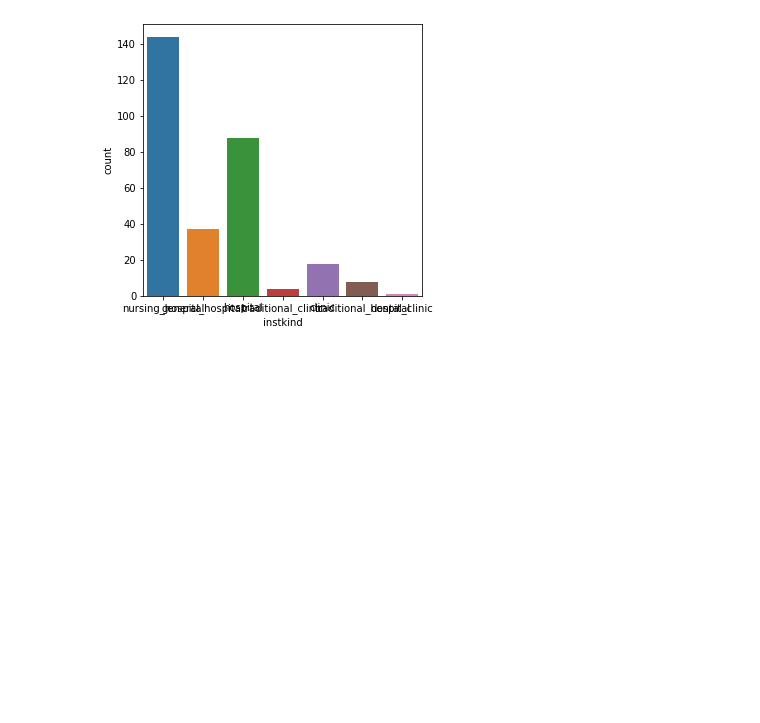
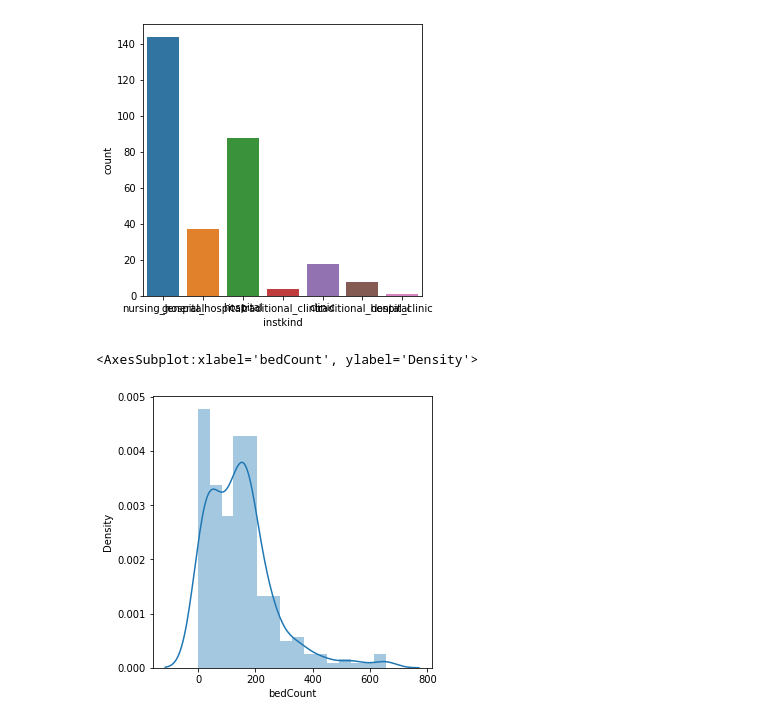
Before and after one commit to leo-kimm/TIL, a Jupyter notebook: day4_pandas.ipynb, the cells around one changed output. Drawn from its saved outputs; the diff is of its cells as text; code cells hidden in the pictures; blank space fills up the shorter version.

```diff
--- a/day4_pandas.ipynb
+++ b/day4_pandas.ipynb
@@ -367,3 +378,14 @@ sns.countplot('instkind',data=df_feature)
 # %% [output]
 <AxesSubplot:xlabel='instkind', ylabel='count'>
 [figure]
+# %%
+# df_feature의 연속형 변수 ('bedCount') distplot 그려보기
+plt.figure(figsize=(5,5))
+sns.distplot(df_feature['bedCount'])
+#sns.distplot(df_feature['bedCount'], bins=100) # 빈 갯수 조정
+#sns.distplot(df_feature['bedCount'], hist=True, kde=False, rug=False) # 막대그래프만 그리기(선 없애기)
+#sns.distplot(df_feature['bedCount'], hist=True, kde=True, rug=True) # Rug는 x축에 데이터를 1차원으로 표시 및 커널 밀도를 표시
+#sns.distplot(df_feature['bedCount'], color='red', vertical=True) # 색 조정 및 세로축 중심으로 출력하기
+# %% [output]
+<AxesSubplot:xlabel='bedCount', ylabel='Density'>
+[figure, added]
```
Also changed, not shown: parts of 29 cells of this notebook.
